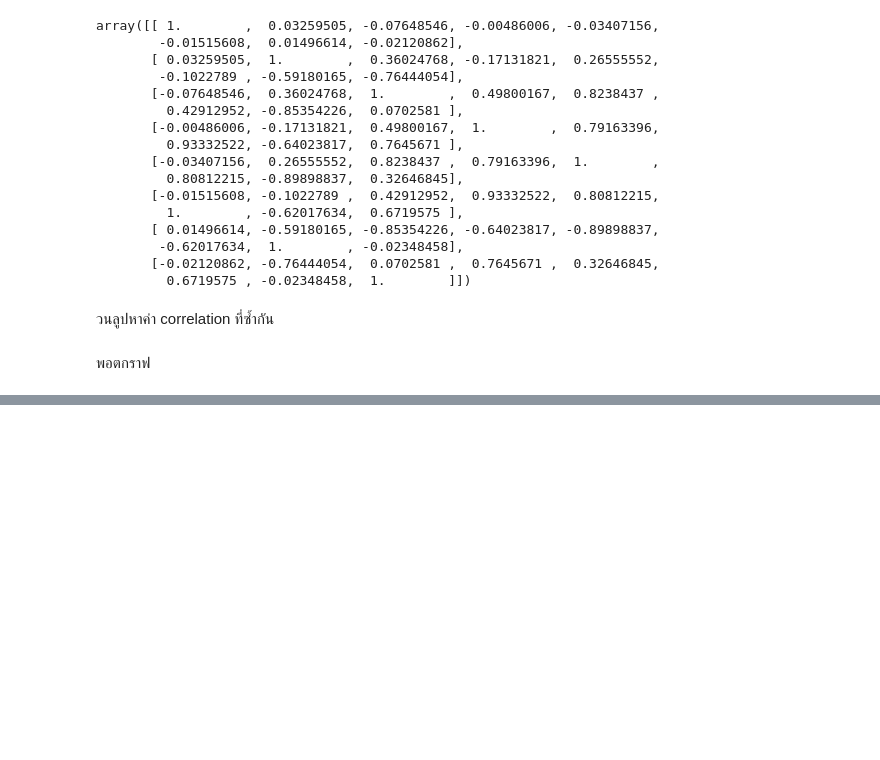
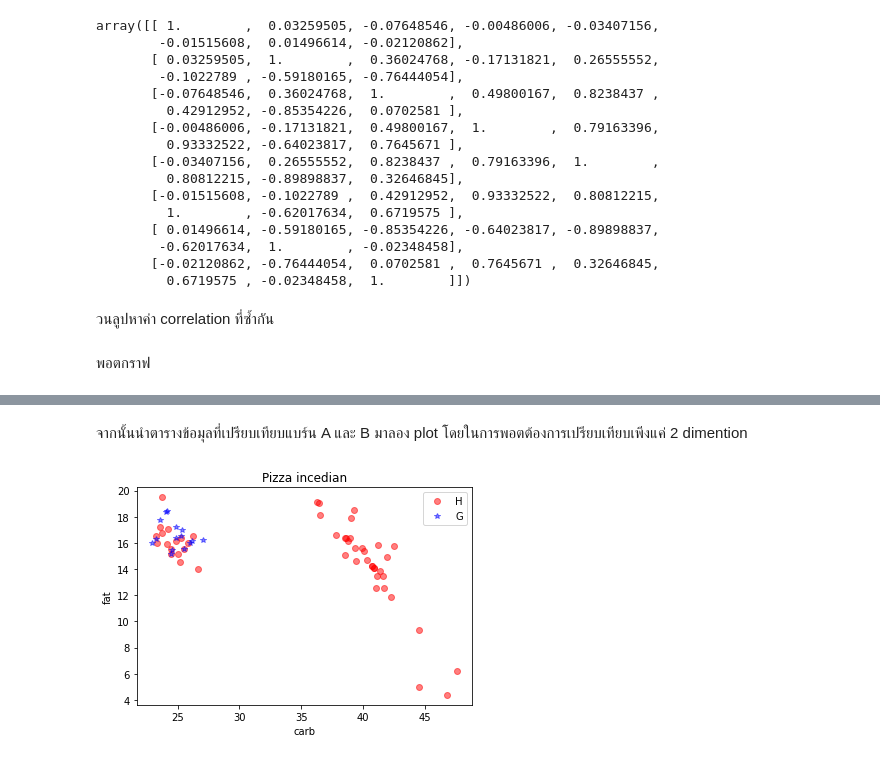
Before and after one commit to Kggzzz/Multivaririate, a Jupyter notebook: Exam01.ipynb, the cells around one changed output, grey strips where cells are left out. Cells and saved outputs as stored; diff of their text form; code cells hidden in the pictures; blank space fills up the shorter version.

```diff
--- a/Exam01.ipynb
+++ b/Exam01.ipynb
@@ -119,0 +252,3 @@ plt.plot(newdata.iloc[:,],newdata.iloc[:,],'r.')
+# %%
+test1 = data2[(data2['brand']==5) | (data2['brand']==9)]  #ดูค่าจาก colorlist
+test1
@@ -119,0 +269,2 @@ plt.plot(newdata.iloc[:,],newdata.iloc[:,],'r.')
+# %% [markdown]
+จากนั้นนำตารางข้อมุลที่เปรียบเทียบแบร์น A และ B มาลอง plot โดยในการพอตต้องการเปรียบเทียบเพีงแค่ 2 dimention
@@ -119,0 +274,9 @@ plt.plot(newdata.iloc[:,],newdata.iloc[:,],'r.')
+# %%
+plt.plot(test1['carb'][:50],test1['fat'][:50],'or',alpha=0.5,label = 'H')
+plt.plot(test1['carb'][50:100],test1['fat'][50:100],'*b',alpha=0.5,label = 'G')
+plt.legend()
+plt.title('Pizza incedian'); #ตั้งชื่อกราฟโดยใช้ .title
+plt.xlabel('carb'); ##ชื่อแกน x (ใส่ ; เพื่อไม่ให้ตัวหนังสือทับกับกราฟ ต้องใส่ลงไปหลังคำสั่งต่างๆ)
+plt.ylabel('fat'); ##ชื่อแกน y
+# %% [output]
+[figure, added]
```
Also changed, not shown: parts of 23 cells of this notebook.
